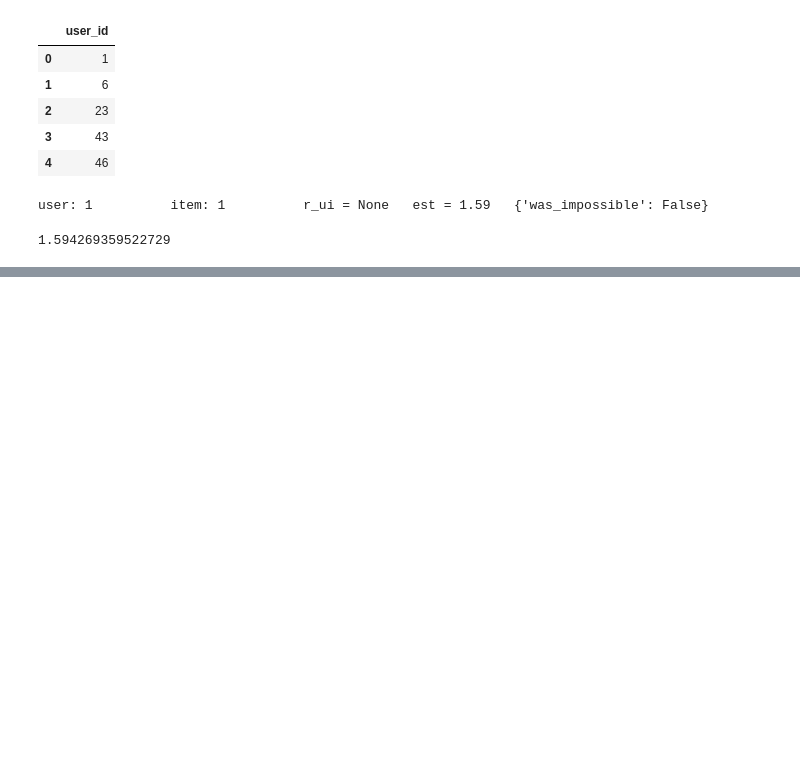
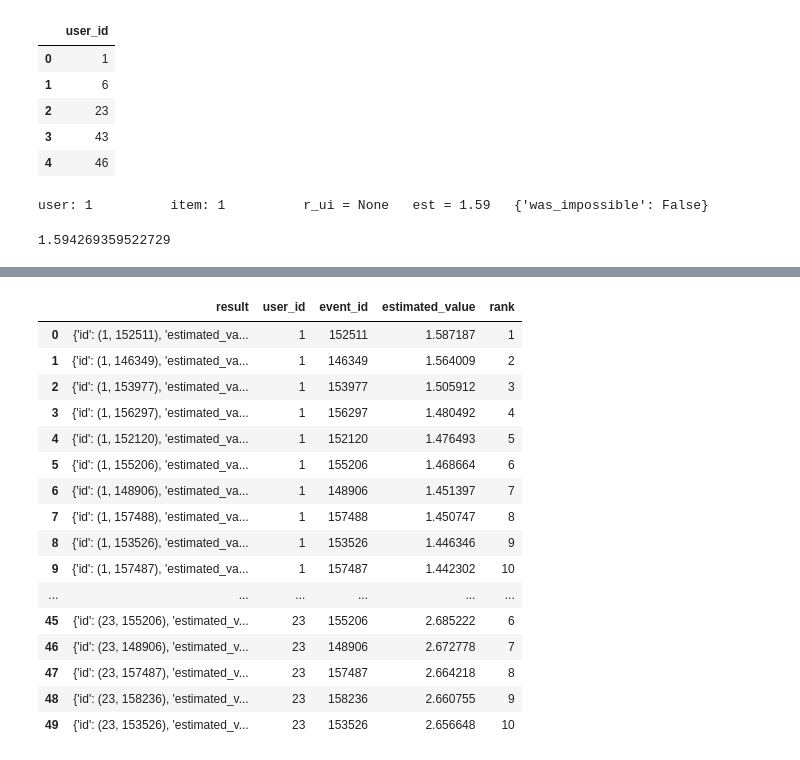
Before and after one commit to OhkaMLsemi/Machi_Kon, a Jupyter notebook: SVD.ipynb, the cells around one changed output, grey strips where cells are left out. Cells and saved outputs as stored; diff of their text form; code cells hidden in the pictures; blank space fills up the shorter version.

```diff
--- a/SVD.ipynb
+++ b/SVD.ipynb
@@ -142,14 +148,21 @@ gc.collect()
 # %%
-#メモリ足りない！！！！
-predict = []#{(user_id,event_id):estimated_r}を格納
+predict_by_user = []#{(user_id,event_id):estimated_r}を格納
+recommends = []
+k= 20
+i = 0
 
 for user in user_list:
+    predict_by_user = []
+    i = i +1
     print("user_id:"+str(user))
-    print("進捗:"+str(user*100/len(user_list))+"%")
+    print("進捗:"+str(i*100/len(user_list))+"%")
     for event in event_list:
         pred = algo.predict(user, event)
 
-        result = {(user,event):pred.est}
-        predict.append(result)
+        predict = {"id":(user,event),"estimated_value":pred.est}
+        predict_by_user.append(predict)
+
+    recommends_by_user = sorted(predict_by_user, key=lambda x:x["estimated_value"], reverse=True)[:k]
+    recommends.append(recommends_by_user)
 # %% [output]
 user_id:1
@@ -172,0 +208,10 @@ KeyboardInterrupt:
+# %%
+f = open('SVD_recommend.txt', 'w')
+for x in recommends:
+    f.write(str(x) + "\n")
+f.close()
+# %%
+df = pd.DataFrame(recommends)
+df = pd.DataFrame(df.values.flatten())
+df = df.rename(columns={0: "result"})
+df.head()
@@ -172,0 +225,26 @@ KeyboardInterrupt:
+# %%
+df.loc[:,"user_id"] = df["result"].apply(lambda x:x["id"][0])
+df.loc[:,"event_id"] = df["result"].apply(lambda x:x["id"][1])
+df.loc[:,"estimated_value"] = df["result"].apply(lambda x:x["estimated_value"])
+#df.loc[:,"rank"] = [20,19,18,17,16,15,14,13,12,11,10,9,8,7,6,5,4,3,2,1] * len(user_list)
+df.loc[:,"rank"] = [1,2,3,4,5,6,7,8,9,10,11,12,13,14,15,16,17,18,19,20] * len(user_list)
+# %%
+df.head(50)
+# %% [output]
+|  | result | user_id | event_id | estimated_value | rank |
+| 0 | {'id': (1, 152511), 'estimated_va... | 1 | 152511 | 1.587187 | 1 |
+| 1 | {'id': (1, 146349), 'estimated_va... | 1 | 146349 | 1.564009 | 2 |
+| 2 | {'id': (1, 153977), 'estimated_va... | 1 | 153977 | 1.505912 | 3 |
+| 3 | {'id': (1, 156297), 'estimated_va... | 1 | 156297 | 1.480492 | 4 |
+| 4 | {'id': (1, 152120), 'estimated_va... | 1 | 152120 | 1.476493 | 5 |
+| 5 | {'id': (1, 155206), 'estimated_va... | 1 | 155206 | 1.468664 | 6 |
+| 6 | {'id': (1, 148906), 'estimated_va... | 1 | 148906 | 1.451397 | 7 |
+| 7 | {'id': (1, 157488), 'estimated_va... | 1 | 157488 | 1.450747 | 8 |
+| 8 | {'id': (1, 153526), 'estimated_va... | 1 | 153526 | 1.446346 | 9 |
+| 9 | {'id': (1, 157487), 'estimated_va... | 1 | 157487 | 1.442302 | 10 |
+| ... | ... | ... | ... | ... | ... |
+| 45 | {'id': (23, 155206), 'estimated_v... | 23 | 155206 | 2.685222 | 6 |
+| 46 | {'id': (23, 148906), 'estimated_v... | 23 | 148906 | 2.672778 | 7 |
+| 47 | {'id': (23, 157487), 'estimated_v... | 23 | 157487 | 2.664218 | 8 |
+| 48 | {'id': (23, 158236), 'estimated_v... | 23 | 158236 | 2.660755 | 9 |
+| 49 | {'id': (23, 153526), 'estimated_v... | 23 | 153526 | 2.656648 | 10 |
```
Also changed, not shown: parts of 7 cells of this notebook.
